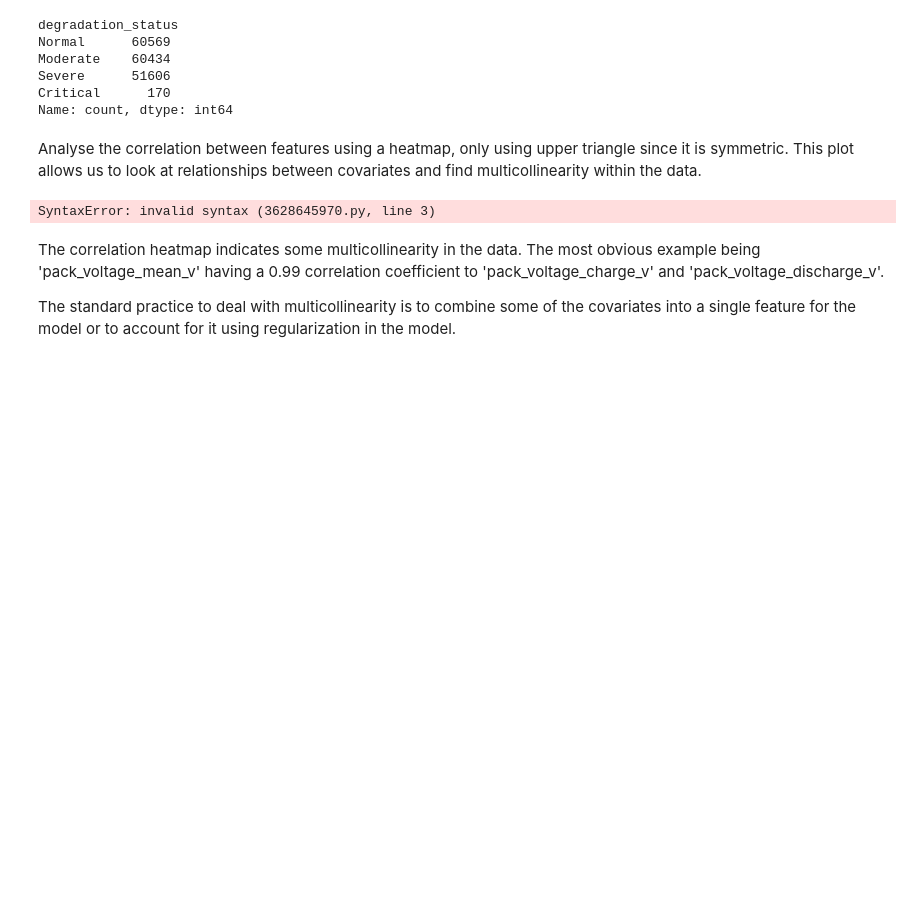
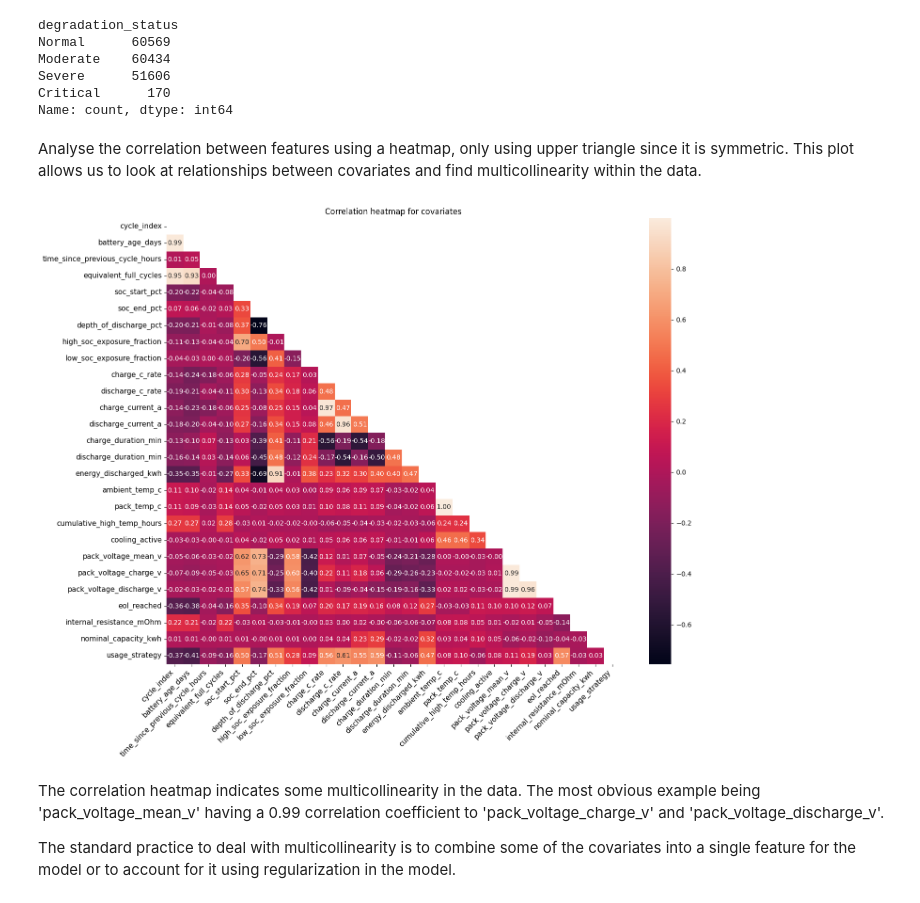
Before and after one commit to leolin25/predicting_battery_useful_life, a Jupyter notebook: cs342-coursework.ipynb, the cells around one changed output. Saved outputs shown, nothing was run; the diff lists cells and outputs as text; code cells hidden in the pictures; blank space fills up the shorter version.

```diff
--- a/cs342-coursework.ipynb
+++ b/cs342-coursework.ipynb
@@ -55,23 +56,23 @@ Analyse the correlation between features using a heatmap, only using upper trian
 # %%
 # transform usage_strategy into an ordinal covariate for analysis
 usage_ordinal = battery_data.copy()
-usage_ordinal['usage_strategy'] = battery_data['usage_strategy'].map({})
+usage_ordinal['usage_strategy'] = battery_data['usage_strategy'].map({'Conservative': 1, 'Balanced': 2, 'Fast-Charge Heavy': 3, 'Aggressive': 4})
 
 # analyse the correlation between features
-correlation_matrix = battery_data.drop(columns=['battery_id', 'timestamp']).select_dtypes('number').corr()
+correlation_matrix = usage_ordinal.drop(columns=['battery_id', 'timestamp']).select_dtypes('number').corr()
 upper_triangle_mask = np.triu(np.ones_like(correlation_matrix, dtype='bool'))
 
 # plot the corr map
 plt.figure(figsize=(15,12))
 sns.heatmap(correlation_matrix, mask=upper_triangle_mask, annot=True, fmt='.2f') # plot upper triangle correlation heatmap
 plt.xticks(rotation=45, ha='right', fontsize=11) # rotate labels to make the plot smaller
 plt.yticks(fontsize=11)
 plt.title(label='Correlation heatmap for covariates')
 plt.tight_layout()
 plt.savefig('corr_heatmap.png', dpi=800, bbox_inches='tight')
 plt.show()
 # %% [output]
-SyntaxError: invalid syntax (3628645970.py, line 3)
+[figure, added]
 # %% [markdown]
 The correlation heatmap indicates some multicollinearity in the data. The most obvious example being 'pack_voltage_mean_v' having a 0.99 correlation coefficient to 'pack_voltage_charge_v' and 'pack_voltage_discharge_v'.
 
```
Also changed, not shown: parts of 6 cells of this notebook.
